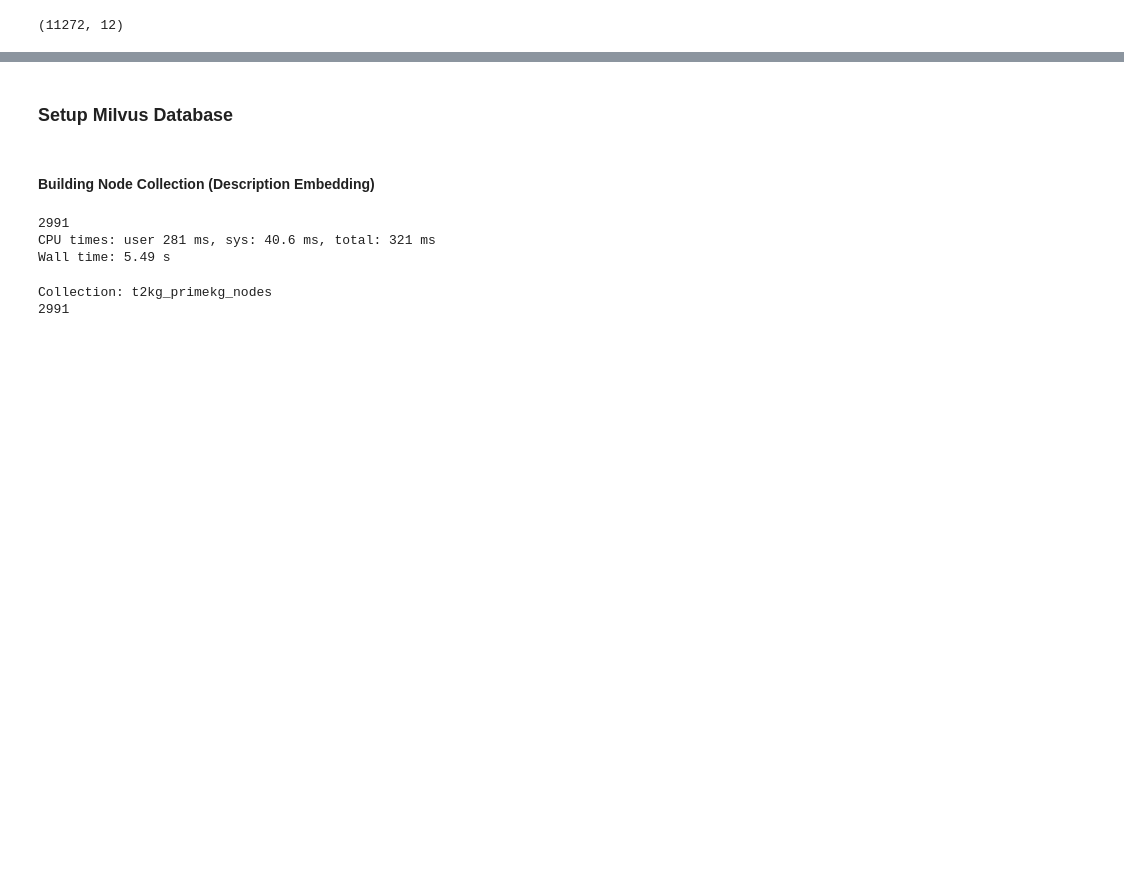
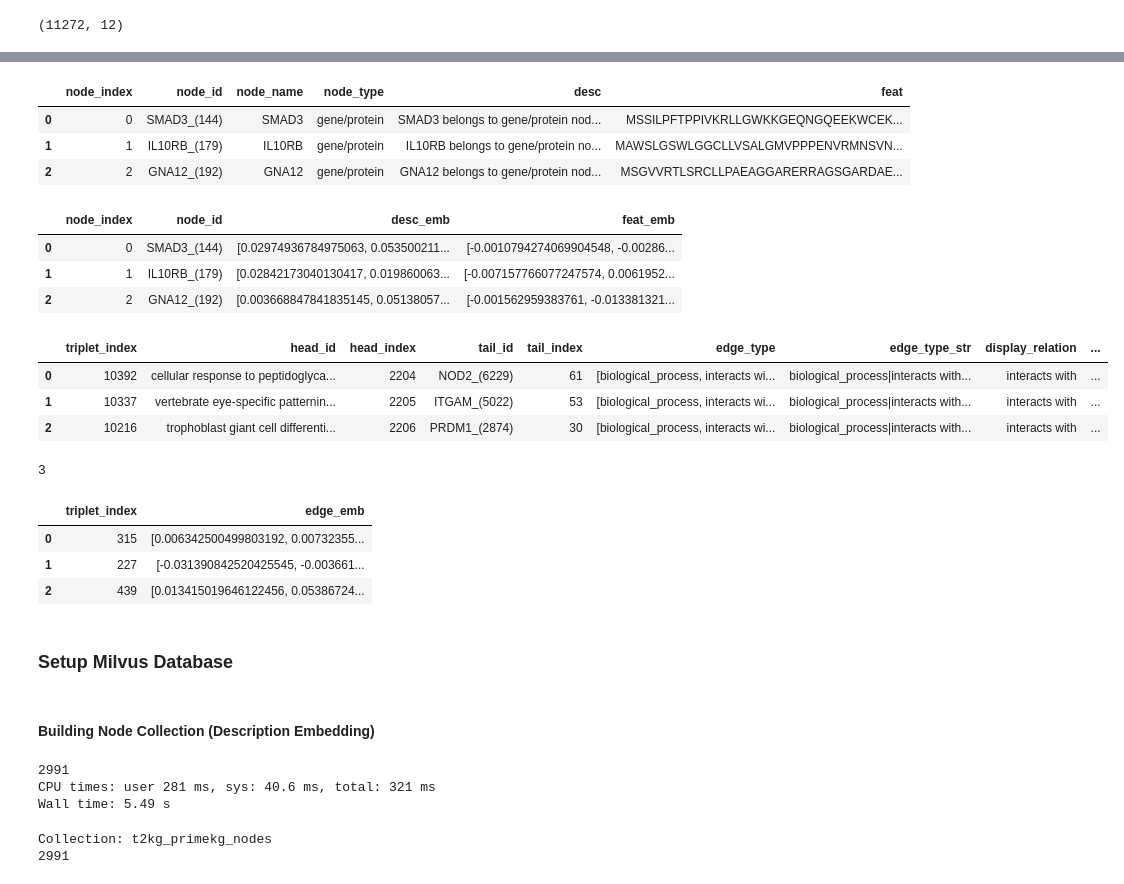
Before and after one commit to VirtualPatientEngine/AIAgents4Pharma, a Jupyter notebook: docs/notebooks/talk2knowledgegraphs/tutorial_primekg_milvus_ibd_primekg_dump.ipynb, the cells around one changed output, grey strips where cells are left out. Saved outputs shown, nothing was run; the diff lists cells and outputs as text; code cells hidden in the pictures; blank space fills up the shorter version.

Commit message:
feat: add parquet files

```diff
--- a/docs/notebooks/talk2knowledgegraphs/tutorial_primekg_milvus_ibd_primekg_dump.ipynb
+++ b/docs/notebooks/talk2knowledgegraphs/tutorial_primekg_milvus_ibd_primekg_dump.ipynb
@@ -165,0 +236,34 @@ edges_df[edges_df.triplet_index == 10388]
+# %%
+# Set storage path for the dataframes
+storage_path = "../../../aiagents4pharma/talk2knowledgegraphs/tests/files/biobridge_multimodal/"
+# %%
+# Loop over nodes and edges
+graph_dict = {}
+for element in ["nodes", "edges"]:
+    # Make an empty dictionary for each folder
+    graph_dict[element] = {}
+    for stage in ["enrichment", "embedding"]:
+        print(element, stage)
+        # Create the file pattern for the current subfolder
+        file_list = glob.glob(os.path.join(storage_path,
+                                           element,
+                                           stage, '*.parquet.gzip'))
+        print(file_list)
+        # Read and concatenate all dataframes in the folder
+        # Except the edges embedding, which is too large to read in one go
+        # We are using a chunk size to read the edges embedding in smaller parts instead
+        if element == "edges" and stage == "embedding":
+            # For edges embedding, only read two columns: triplet_index and edge_emb
+            # graph_dict[element][stage] = cudf.concat([cudf.read_parquet(f, columns=["triplet_index", "edge_emb"]) for f in file_list[:2]], ignore_index=True)
+            # Loop by chunks
+            # file_list = file_list[:2]
+            chunk_size = 5
+            graph_dict[element][stage] = []
+            for i in range(0, len(file_list), chunk_size):
+                chunk_files = file_list[i:i+chunk_size]
+                chunk_df = cudf.concat([cudf.read_parquet(f, columns=["triplet_index", "edge_emb"]) for f in chunk_files], ignore_index=True)
+                graph_dict[element][stage].append(chunk_df)
+        else:
+            # For nodes and edges enrichment, read and concatenate all dataframes in the folder
+            # This includes the nodes embedding, which is small enough to read in one go
+            graph_dict[element][stage] = cudf.concat([cudf.read_parquet(f) for f in file_list], ignore_index=True)
@@ -166,3 +279,48 @@ edges_df[edges_df.triplet_index == 10388]
+# %%
+# Get nodes enrichment and embedding dataframes
+nodes_enrichment_df = graph_dict['nodes']['enrichment']
+nodes_embedding_df = graph_dict['nodes']['embedding']
+
+# Get edges enrichment and embedding dataframes
+edges_enrichment_df = graph_dict['edges']['enrichment']
+edges_embedding_df = graph_dict['edges']['embedding'] # !!consisted of a list of dataframes!!
+# %%
+# Check dataframe
+nodes_enrichment_df.head(3)
+# %% [output]
+|  | node_index | node_id | node_name | node_type | desc | feat |
+| 0 | 0 | SMAD3_(144) | SMAD3 | gene/protein | SMAD3 belongs to gene/protein nod... | MSSILPFTPPIVKRLLGWKKGEQNGQEEKWCEK... |
+| 1 | 1 | IL10RB_(179) | IL10RB | gene/protein | IL10RB belongs to gene/protein no... | MAWSLGSWLGGCLLVSALGMVPPPENVRMNSVN... |
+| 2 | 2 | GNA12_(192) | GNA12 | gene/protein | GNA12 belongs to gene/protein nod... | MSGVVRTLSRCLLPAEAGGARERRAGSGARDAE... |
+# %%
+# Check dataframe
+nodes_embedding_df.head(3)
+# %% [output]
+|  | node_index | node_id | desc_emb | feat_emb |
+| 0 | 0 | SMAD3_(144) | [0.02974936784975063, 0.053500211... | [-0.0010794274069904548, -0.00286... |
+| 1 | 1 | IL10RB_(179) | [0.02842173040130417, 0.019860063... | [-0.007157766077247574, 0.0061952... |
+| 2 | 2 | GNA12_(192) | [0.003668847841835145, 0.05138057... | [-0.001562959383761, -0.013381321... |
+# %%
+# Check dataframe
+edges_enrichment_df.head(3)
+# %% [output]
+|  | triplet_index | head_id | head_index | tail_id | tail_index | edge_type | edge_type_str | display_relation | ... |
+| 0 | 10392 | cellular response to peptidoglyca... | 2204 | NOD2_(6229) | 61 | [biological_process, interacts wi... | biological_process|interacts with... | interacts with | ... |
+| 1 | 10337 | vertebrate eye-specific patternin... | 2205 | ITGAM_(5022) | 53 | [biological_process, interacts wi... | biological_process|interacts with... | interacts with | ... |
+| 2 | 10216 | trophoblast giant cell differenti... | 2206 | PRDM1_(2874) | 30 | [biological_process, interacts wi... | biological_process|interacts with... | interacts with | ... |
+# %%
+# Check dataframes
+len(edges_embedding_df)
+# %% [output]
+3
+# %%
+# Check the first chunk of edges embedding
+edges_embedding_df[0].head(3)
+# %% [output]
+|  | triplet_index | edge_emb |
+| 0 | 315 | [0.006342500499803192, 0.00732355... |
+| 1 | 227 | [-0.031390842520425545, -0.003661... |
+| 2 | 439 | [0.013415019646122456, 0.05386724... |
 # %% [markdown]
 ### Setup Milvus Database
 # %%
```
Also changed, not shown: parts of 8 cells of this notebook, 26 other files.
